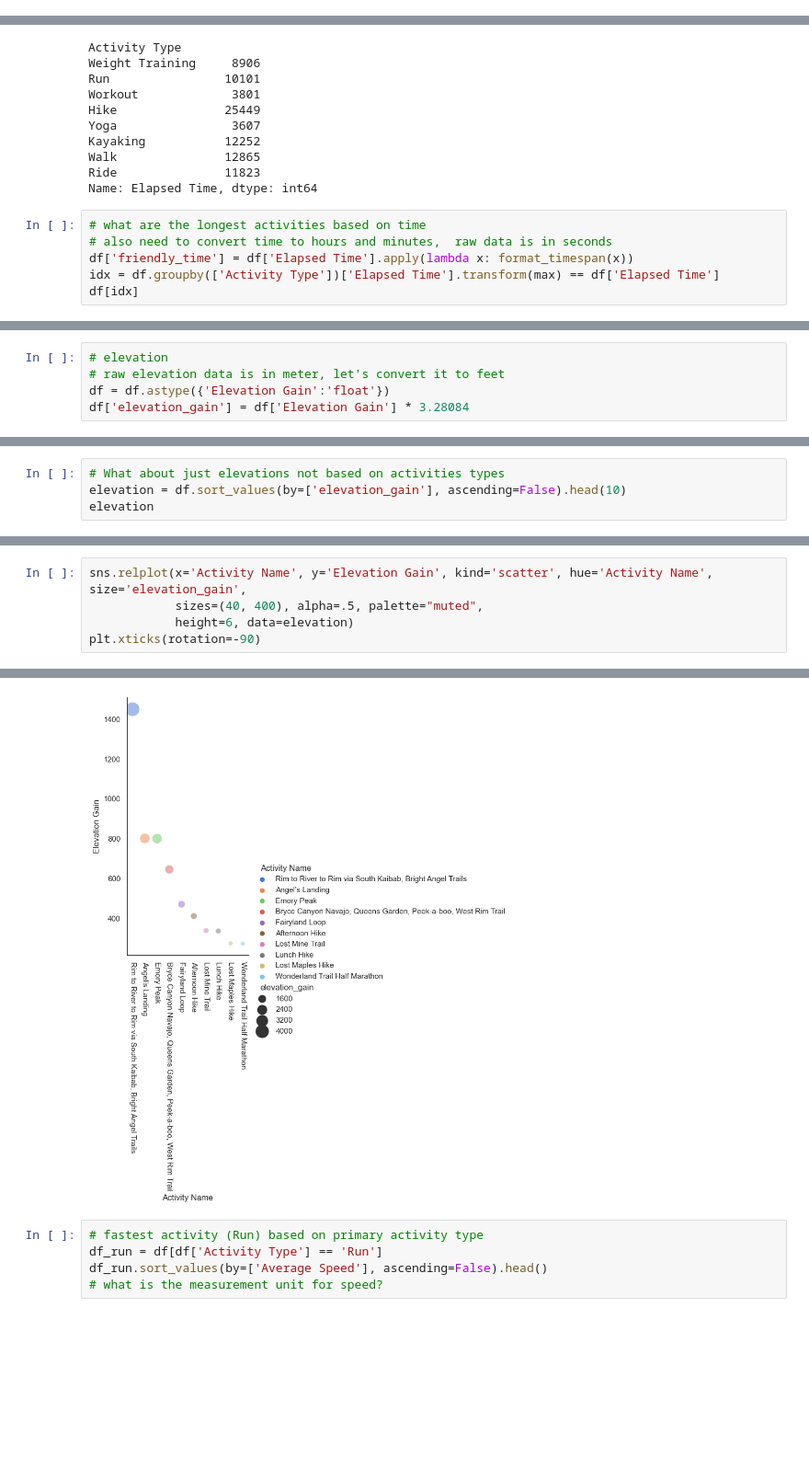
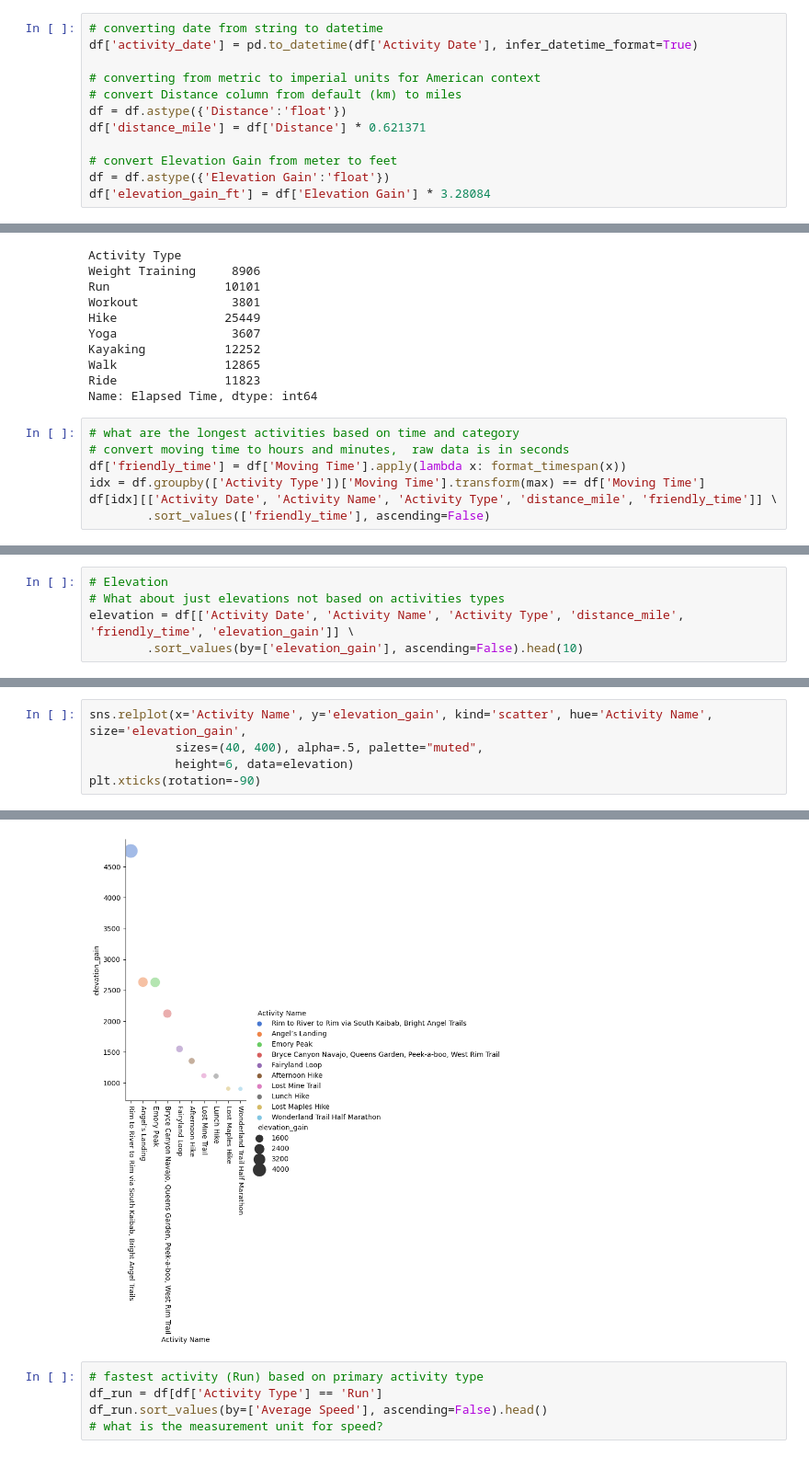
Before and after one commit to dazhaoniel/strava-recap-2022, a Jupyter notebook: strava2022.ipynb, the cells around one changed output, grey strips where cells are left out. Shown at 92% size. Drawn from its saved outputs; the diff is of its cells as text; blank space fills up the shorter version.

```diff
--- a/strava2022.ipynb
+++ b/strava2022.ipynb
@@ -62,6 +48,18 @@ df.head()
 # select date range in 2022
 mask = (df['activity_date'] > '2022-01-01') & (df['activity_date'] <= '2022-12-31')
 df = df.loc[mask]
+# %%
+# converting date from string to datetime
+df['activity_date'] = pd.to_datetime(df['Activity Date'], infer_datetime_format=True)
+
+# converting from metric to imperial units for American context
+# convert Distance column from default (km) to miles
+df = df.astype({'Distance':'float'})
+df['distance_mile'] = df['Distance'] * 0.621371
+
+# convert Elevation Gain from meter to feet
+df = df.astype({'Elevation Gain':'float'})
+df['elevation_gain_ft'] = df['Elevation Gain'] * 3.28084
 # %%
 df
 # %% [output]
@@ -159,9 +154,10 @@ Walk               12865
 Ride               11823
 Name: Elapsed Time, dtype: int64
 # %%
-# what are the longest activities based on time
-# also need to convert time to hours and minutes,  raw data is in seconds
-df['friendly_time'] = df['Elapsed Time'].apply(lambda x: format_timespan(x))
-idx = df.groupby(['Activity Type'])['Elapsed Time'].transform(max) == df['Elapsed Time']
-df[idx]
+# what are the longest activities based on time and category
+# convert moving time to hours and minutes,  raw data is in seconds
+df['friendly_time'] = df['Moving Time'].apply(lambda x: format_timespan(x))
+idx = df.groupby(['Activity Type'])['Moving Time'].transform(max) == df['Moving Time']
+df[idx][['Activity Date', 'Activity Name', 'Activity Type', 'distance_mile', 'friendly_time']] \
+        .sort_values(['friendly_time'], ascending=False)
 # %% [output]
@@ -177,5 +172,0 @@ df[idx]
-# %%
-# elevation
-# raw elevation data is in meter, let's convert it to feet
-df = df.astype({'Elevation Gain':'float'})
-df['elevation_gain'] = df['Elevation Gain'] * 3.28084
@@ -195,4 +173,5 @@ df_distance[idx]
 # %%
+# Elevation
 # What about just elevations not based on activities types
-elevation = df.sort_values(by=['elevation_gain'], ascending=False).head(10)
-elevation
+elevation = df[['Activity Date', 'Activity Name', 'Activity Type', 'distance_mile', 'friendly_time', 'elevation_gain']] \
+        .sort_values(by=['elevation_gain'], ascending=False).head(10)
@@ -211,21 +178,21 @@ elevation
 # %%
-sns.relplot(x='Activity Name', y='Elevation Gain', kind='scatter', hue='Activity Name', size='elevation_gain',
+sns.relplot(x='Activity Name', y='elevation_gain', kind='scatter', hue='Activity Name', size='elevation_gain',
             sizes=(40, 400), alpha=.5, palette="muted",
             height=6, data=elevation)
 plt.xticks(rotation=-90)
 # %% [output]
 ([0, 1, 2, 3, 4, 5, 6, 7, 8, 9],
  [Text(0, 0, 'Rim to River to Rim via South Kaibab, Bright Angel Trails'),
   Text(1, 0, 'Angel’s Landing'),
   Text(2, 0, 'Emory Peak'),
   Text(3, 0, 'Bryce Canyon Navajo, Queens Garden, Peek-a-boo, West Rim Trail'),
   Text(4, 0, 'Fairyland Loop'),
   Text(5, 0, 'Afternoon Hike'),
   Text(6, 0, 'Lost Mine Trail'),
   Text(7, 0, 'Lunch Hike'),
   Text(8, 0, 'Lost Maples Hike'),
   Text(9, 0, 'Wonderland Trail Half Marathon')])
-[figure, old version]
+[figure, new version]
 # %%
 # fastest activity (Run) based on primary activity type
 df_run = df[df['Activity Type'] == 'Run']
```
Also changed, not shown: parts of 15 cells of this notebook.
